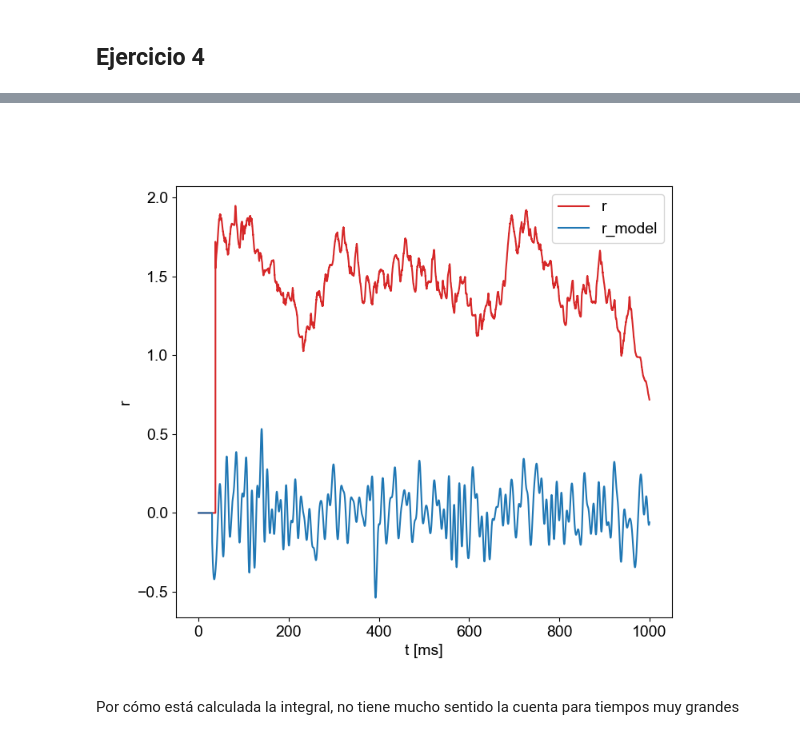
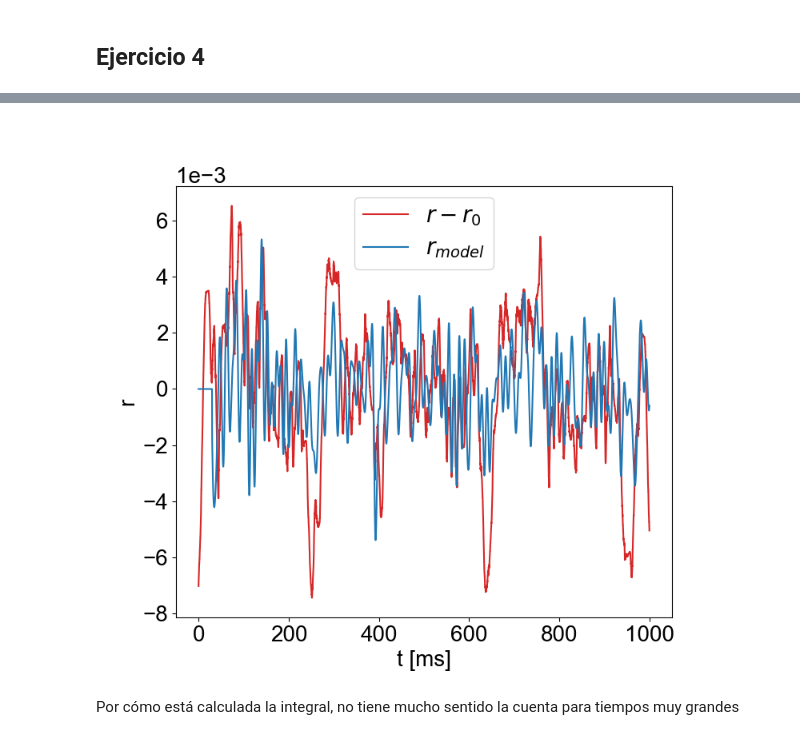
Before and after one commit to Lupama2/RedesNeuronales, a Jupyter notebook: Practicas/practica_3/practica_3.ipynb, the cells around one changed output, grey strips where cells are left out. Drawn from its saved outputs; the diff is of its cells as text; code cells hidden in the pictures.

```diff
--- a/Practicas/practica_3/practica_3.ipynb
+++ b/Practicas/practica_3/practica_3.ipynb
@@ -191,2 +133,9 @@ plt.show()
+# %%
+def firing_rate_total_calculation(realizaciones, T):
+    '''
+    Calculo la tasa de disparo usando una caja de ancho T expresada en unidades de 0.1 ms, es decir, como índice. Tiene que ser múltiplo de 2
+    '''
+    N_realizaciones = len(realizaciones)
+    return np.convolve(np.sum(realizaciones, axis = 0), np.ones(T), mode = "same")/T/N_realizaciones
 # %%
 #Grafico la tasa de disparo
@@ -291,5 +234,8 @@ def kernel_constante(realizaciones):
     Calcula r0: valor medio de la tasa de disparo expresado en unidades de 1/0.1 ms
 
     '''
-    T = int(len(realizaciones)) #Tamaño total de la caja en [0.1 ms]
-    return firing_rate_calculation(T/2, realizaciones, T) #Ya está normalizado por 1/T. Entonces queda en unidades de [1/0.1 ms]
+    # T = int(len(realizaciones)) #Tamaño total de la caja en [0.1 ms]
+    # return firing_rate_calculation(T/2, realizaciones, T) #Ya está normalizado por 1/T. Entonces queda en unidades de [1/0.1 ms]
+
+    # return np.mean(np.sum(realizaciones, axis = 0)) #Ya está normalizado por 1/T. Entonces queda en unidades de [1/0.1 ms]
+    return np.mean(realizaciones)
@@ -308,5 +249,5 @@ t_spikes_total = t_spikes_total_calculation(spikes)
 for i in range(len(stimulus[:,0])):
     D_vec[i] = kernel_lineal(i, t_spikes_total, stimulus[:,1])
 
-r0 = kernel_constante(spikes)
-print(r0)
+r0 = kernel_constante(spikes[:,1:])
+# print(r0)
@@ -351,19 +313,23 @@ r_model_vec = modelo_lineal(r0, D_vec, stimulus[:,1])
 # %%
 #Grafico r y r_model
 fig, ax = plt.subplots(1,1, figsize=(8,7))
-T = 750
-r_vec = firing_rate_total_calculation(spikes, T)
-ax.plot(np.arange(len(spikes[0]))*factor_to_ms, r_vec, color = "tab:red", label = "r")
-ax.plot(stimulus[:,0], r_model_vec/1e7, color = "tab:blue", label = "r_model")
-
+T = 300
+r_vec = firing_rate_total_calculation(spikes[:,1:], T)
+ax.plot(np.arange(len(r_vec))*factor_to_ms, r_vec - r0, color = "tab:red", label = "$r - r_0$")
+ax.plot(stimulus[:,0], r_model_vec/1e9, color = "tab:blue", label = "$r_{model}$")
+#Expreso eje y en forma científica
+ax.ticklabel_format(axis="y", style="sci", scilimits=(0,0))
 # ax.plot(r_model_vec[:-1], r_vec, color = "tab:blue", label = "r_model")
 
 ax.set_ylabel('r')
 ax.set_xlabel('t [ms]')
 ax.legend()
 plt.show()
+
+#Guardo figura
+fig.savefig('Informe/r_vs_r_model.png', bbox_inches='tight')
 # %% [output]
-[figure, old version]
+[figure, new version]
 # %% [markdown]
 Por cómo está calculada la integral, no tiene mucho sentido la cuenta para tiempos muy grandes
 # %%
```
Also changed, not shown: parts of 19 cells of this notebook, 15 other files.
